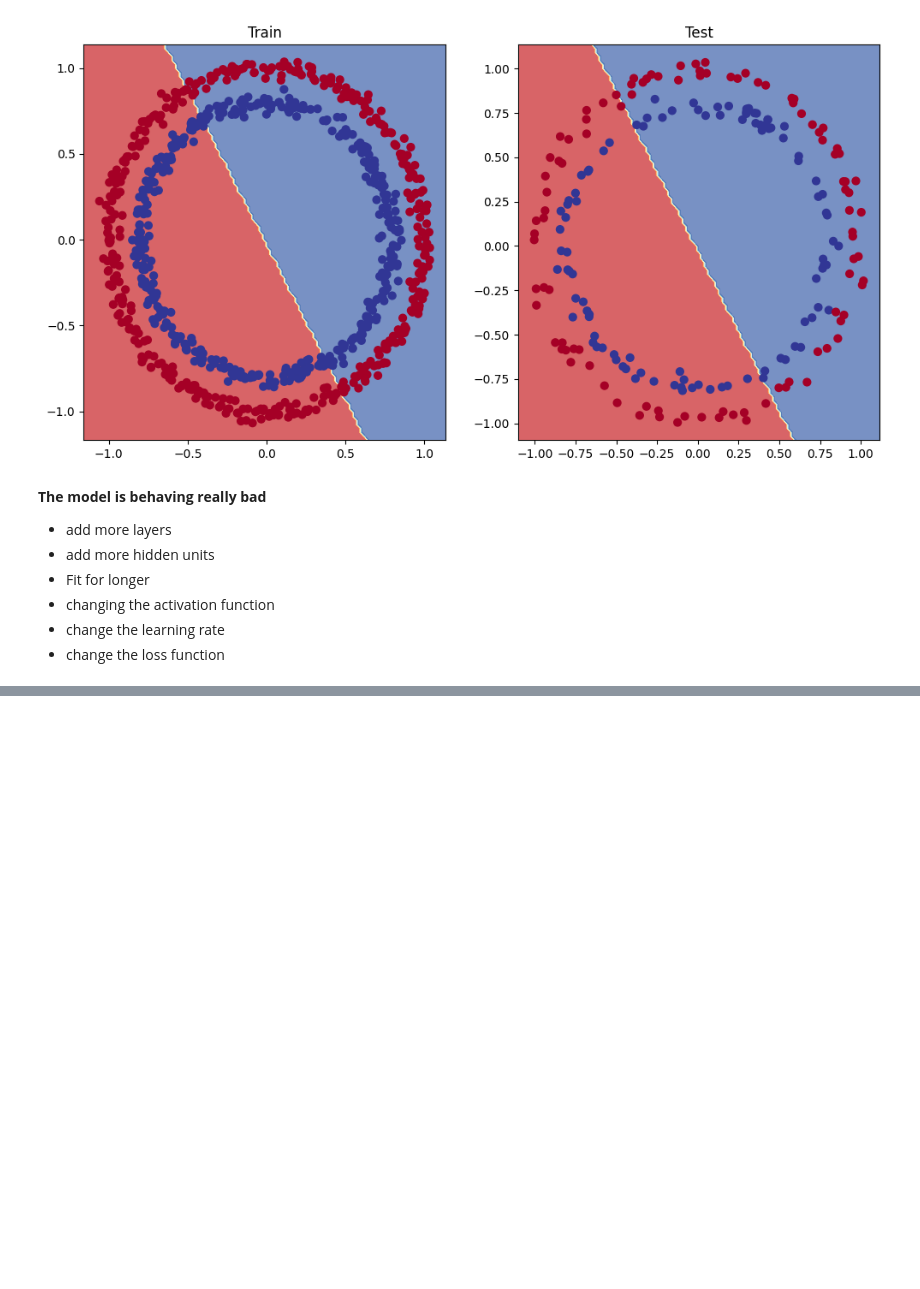
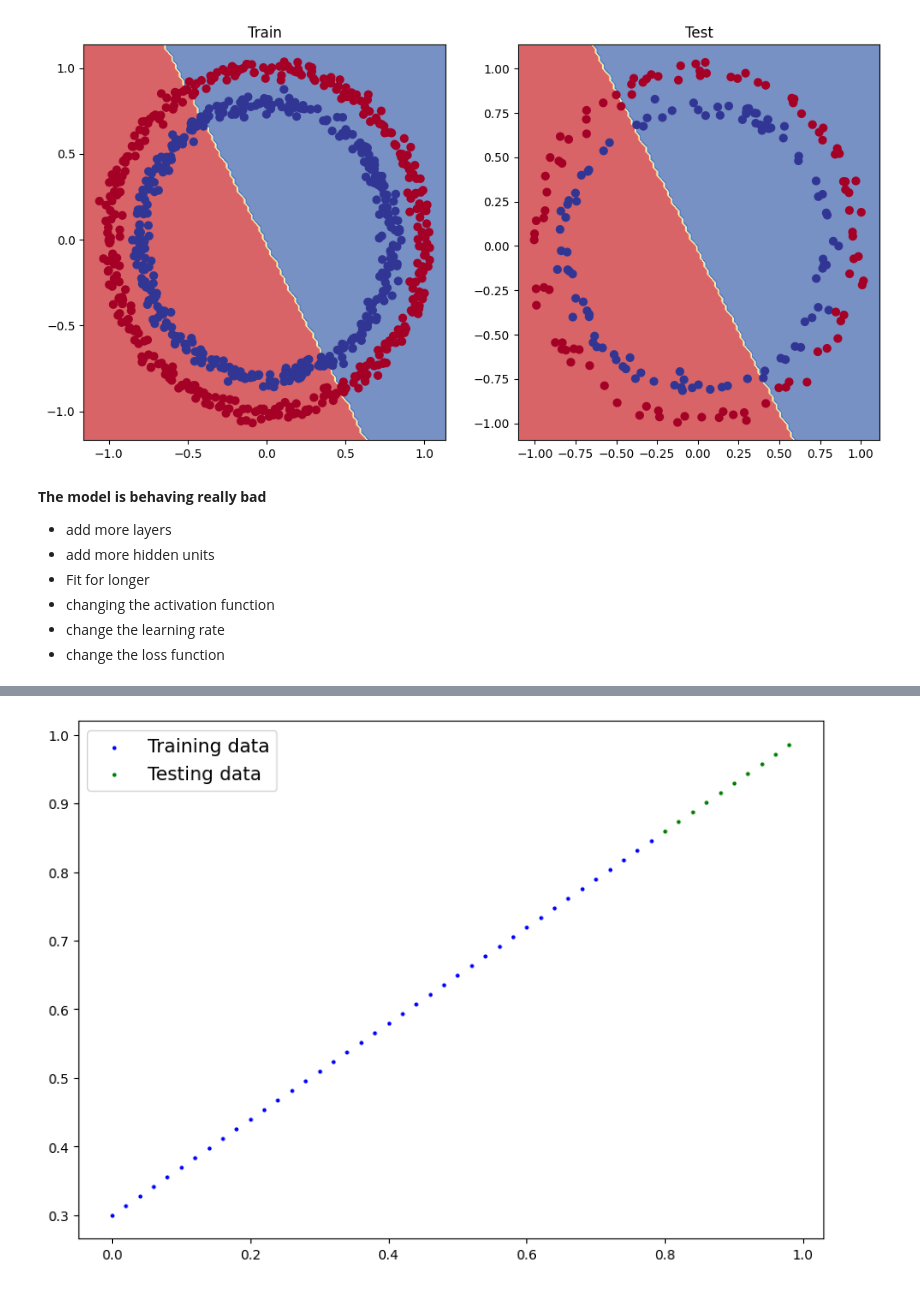
Before and after one commit to mbukeRepo/pytorch-playground, a Jupyter notebook: classification101/binary-classification.ipynb, the cells around one changed output, grey strips where cells are left out. Cells and saved outputs as stored; diff of their text form; code cells hidden in the pictures; blank space fills up the shorter version.

```diff
--- a/classification101/binary-classification.ipynb
+++ b/classification101/binary-classification.ipynb
@@ -302,0 +424,12 @@ plot_decision_boundary(model_0, X_test, y_test)
+# %%
+model_reg = nn.Sequential(nn.Linear(in_features=1, out_features=10),
+                         nn.Linear(in_features=10, out_features=10),
+                         nn.Linear(in_features=10, out_features=1)).to(device)
+X_train, y_train = X_train.to(device), y_train.to(device)
+X_test, y_test = X_test.to(device), y_test.to(device)
+# %%
+with torch.inference_mode():
+    y_pred = model_reg(X_test)
+plot_predictions(train_data=X_train.cpu(), train_labels=y_train.cpu(), test_data=X_test.cpu(), test_labels=y_test.cpu())
+# %% [output]
+[figure, added]
```
Also changed, not shown: parts of 14 cells of this notebook.
